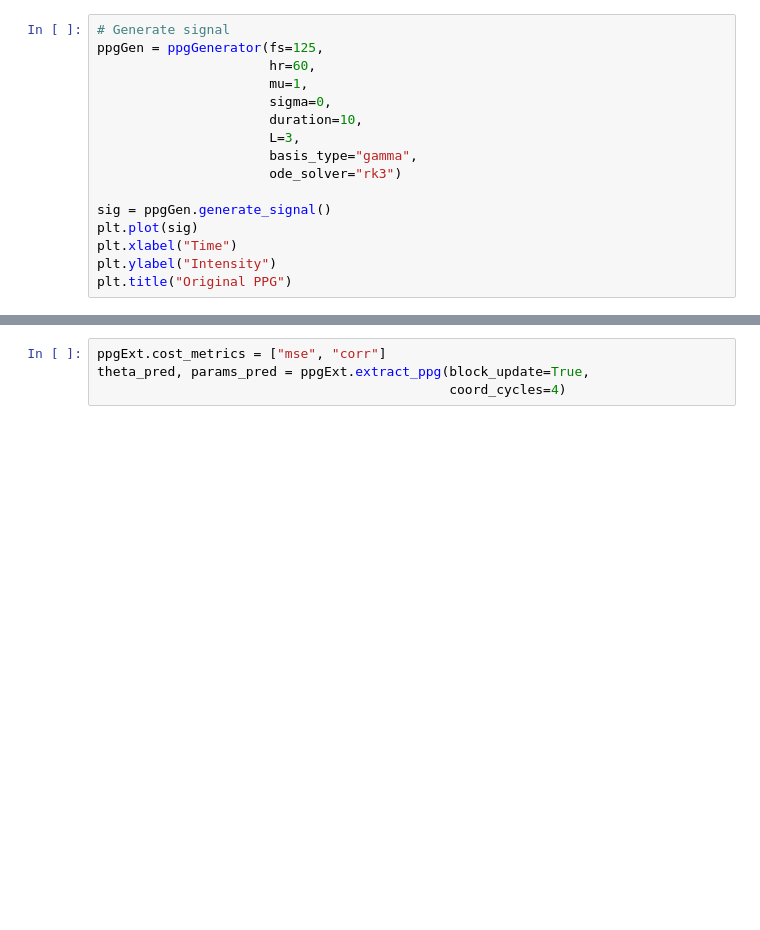
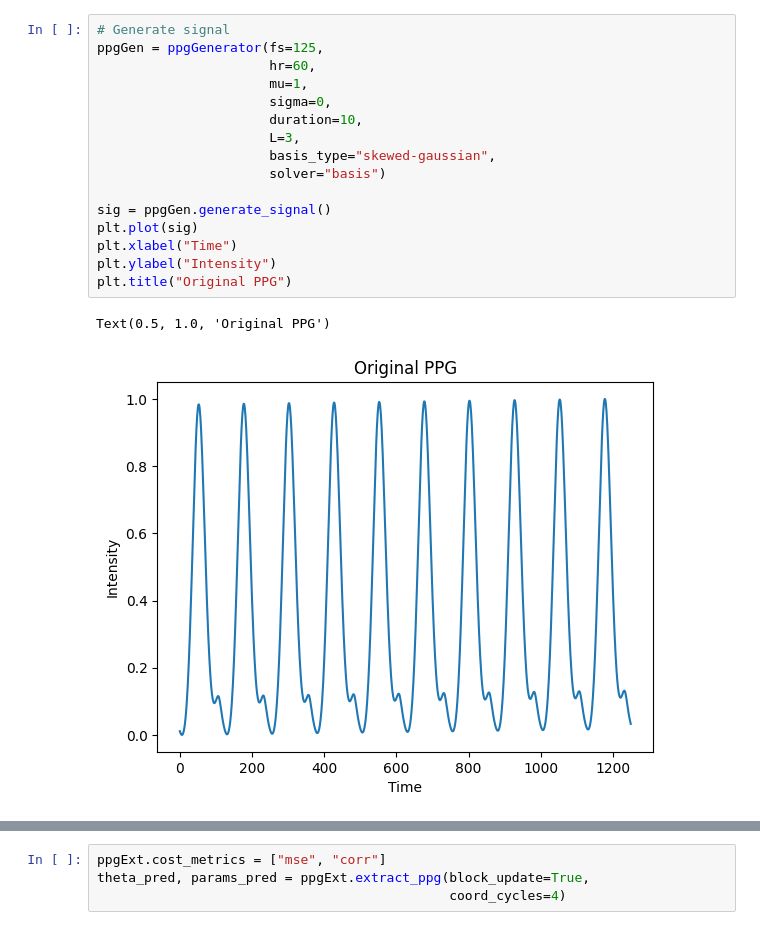
Before and after one commit to BailabUNC/ppg-basis, a Jupyter notebook: base_tb.ipynb, the cells around one changed output, grey strips where cells are left out. Cells and saved outputs as stored; diff of their text form; blank space fills up the shorter version.

```diff
--- a/base_tb.ipynb
+++ b/base_tb.ipynb
@@ -5,19 +11,22 @@ import matplotlib.pyplot as plt
-# %%
-# Generate signal
-ppgGen = ppgGenerator(fs=125,
-                      hr=60,
-                      mu=1,
-                      sigma=0,
-                      duration=10,
-                      L=3,
-                      basis_type="gamma",
-                      ode_solver="rk3")
-
-sig = ppgGen.generate_signal()
-plt.plot(sig)
-plt.xlabel("Time")
-plt.ylabel("Intensity")
-plt.title("Original PPG")
+# %%
+# Generate signal
+ppgGen = ppgGenerator(fs=125,
+                      hr=60,
+                      mu=1,
+                      sigma=0,
+                      duration=10,
+                      L=3,
+                      basis_type="skewed-gaussian",
+                      solver="basis")
+
+sig = ppgGen.generate_signal()
+plt.plot(sig)
+plt.xlabel("Time")
+plt.ylabel("Intensity")
+plt.title("Original PPG")
+# %% [output]
+Text(0.5, 1.0, 'Original PPG')
+[figure, added]
 # %%
 # Extract signal parameters
 ppgExt = ppgExtractor(signal=sig,
```
Also changed, not shown: parts of 4 cells of this notebook, 4 other files.
